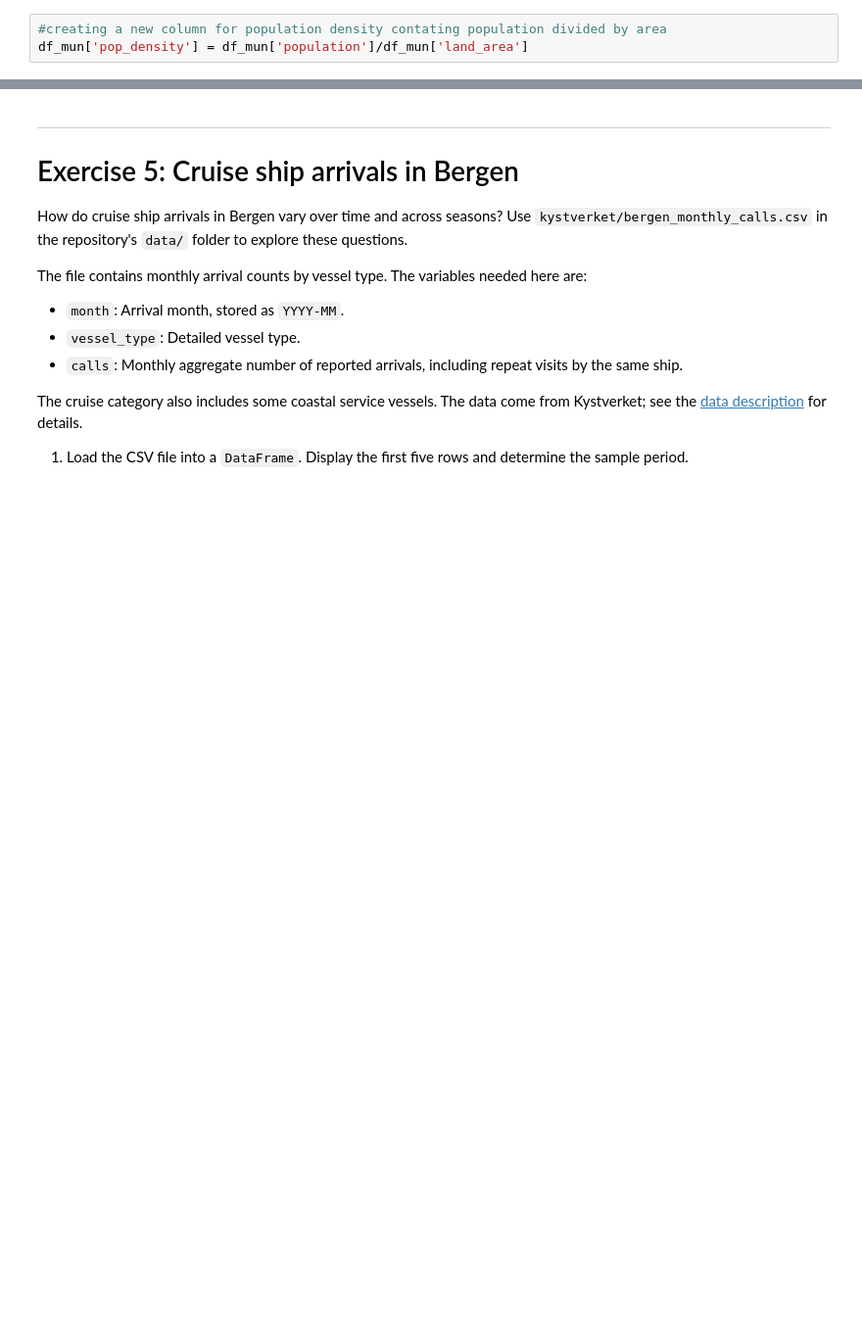
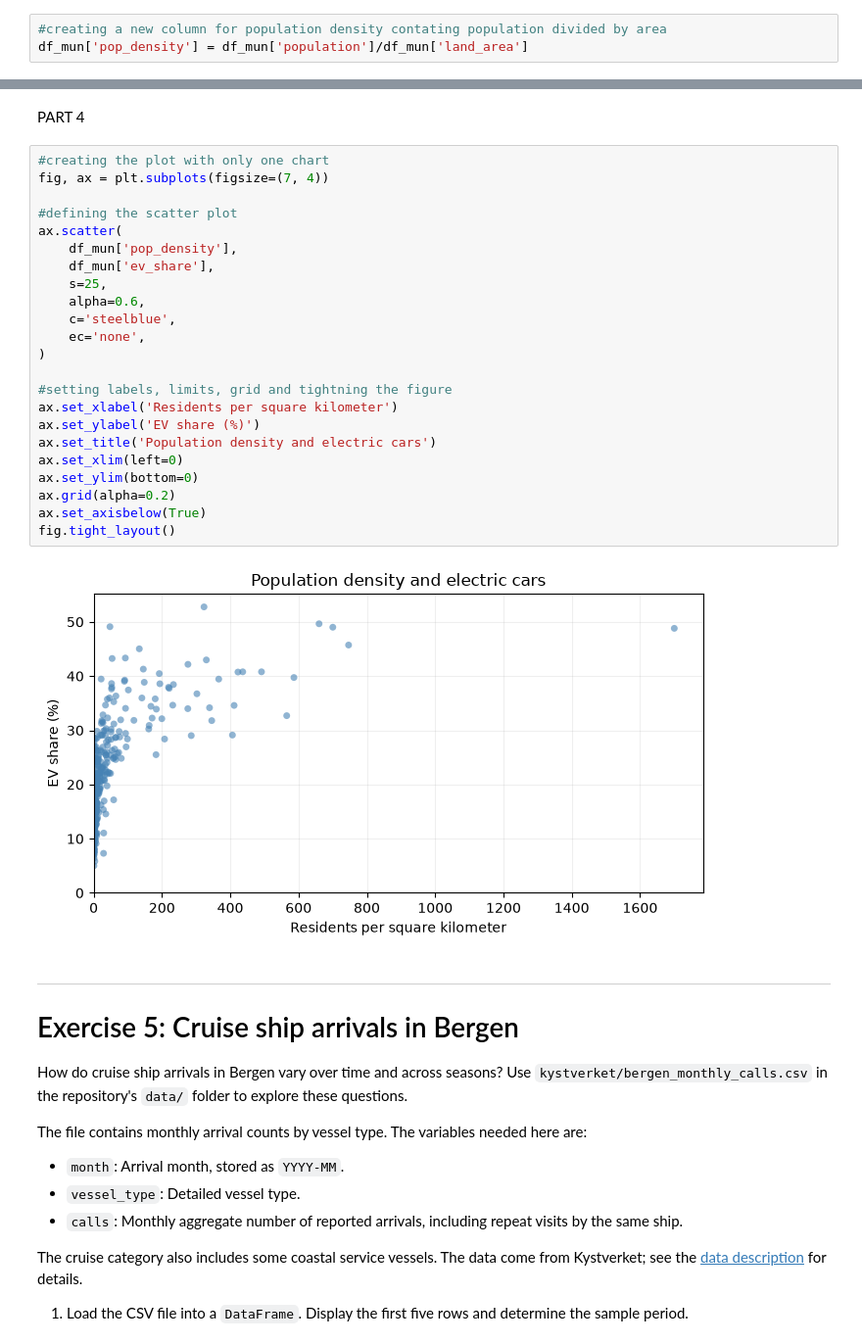
Before and after one commit to 646nwbf27y-lab/TECH2-H26, a Jupyter notebook: workshops/workshop3/workshop3 TH.ipynb, the cells around one changed output, grey strips where cells are left out. Shown at 98% size. Drawn from its saved outputs; the diff is of its cells as text; blank space fills up the shorter version.

```diff
--- a/workshops/workshop3/workshop3 TH.ipynb
+++ b/workshops/workshop3/workshop3 TH.ipynb
@@ -590,3 +638,30 @@ fig, axes = plt.subplots(1, 2)
+# %% [markdown]
+PART 4
+# %%
+#creating the plot with only one chart
+fig, ax = plt.subplots(figsize=(7, 4))
+
+#defining the scatter plot
+ax.scatter(
+    df_mun['pop_density'],
+    df_mun['ev_share'],
+    s=25,
+    alpha=0.6,
+    c='steelblue',
+    ec='none',
+)
+
+#setting labels, limits, grid and tightning the figure
+ax.set_xlabel('Residents per square kilometer')
+ax.set_ylabel('EV share (%)')
+ax.set_title('Population density and electric cars')
+ax.set_xlim(left=0)
+ax.set_ylim(bottom=0)
+ax.grid(alpha=0.2)
+ax.set_axisbelow(True)
+fig.tight_layout()
+# %% [output]
+[figure, added]
 # %% [markdown]
 ***
 # Exercise 5: Cruise ship arrivals in Bergen
```
Also changed, not shown: parts of 12 cells of this notebook.
